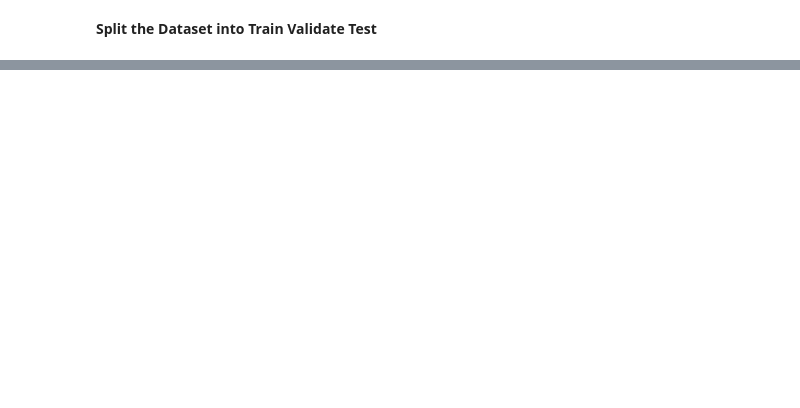
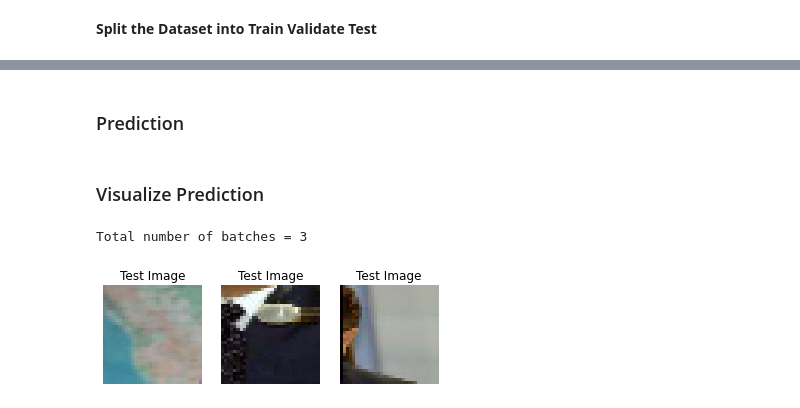
Before and after one commit to bhomaidan1990/Computer_Vision_Labs, a Jupyter notebook: CV_Lab_2.ipynb, the cells around one changed output, grey strips where cells are left out. Drawn from its saved outputs; the diff is of its cells as text; code cells hidden in the pictures; blank space fills up the shorter version.

```diff
--- a/CV_Lab_2.ipynb
+++ b/CV_Lab_2.ipynb
@@ -494,0 +635,2 @@ for testfile in glob('classfication_db/test_db/*/*.jpg'):
+# %% [markdown]
+### Prediction
@@ -494,0 +643,34 @@ for testfile in glob('classfication_db/test_db/*/*.jpg'):
+# %% [markdown]
+### Visualize Prediction
+# %%
+#===================================
+"""### Visualize the Results"""
+#===================================
+print('Total number of batches = {}'.format(len(test_generator_eval)))
+for n, i in enumerate(test_generator_eval):
+    if n >= 1:
+        break
+    batch_data = i[0]
+# print(batch_data[2])
+
+plt.figure(num='Binary Classification')
+
+plt.subplot('131')
+plt.imshow(batch_data[0])
+plt.title('Test Image')
+plt.axis('off')
+
+plt.subplot('132')
+plt.imshow(batch_data[1])
+plt.title('Test Image')
+plt.axis('off')
+
+plt.subplot('133')
+plt.imshow(batch_data[2])
+plt.title('Test Image')
+plt.axis('off')
+
+plt.show()
+# %% [output]
+Total number of batches = 3
+[figure, added]
```
Also changed, not shown: parts of 47 cells of this notebook.
